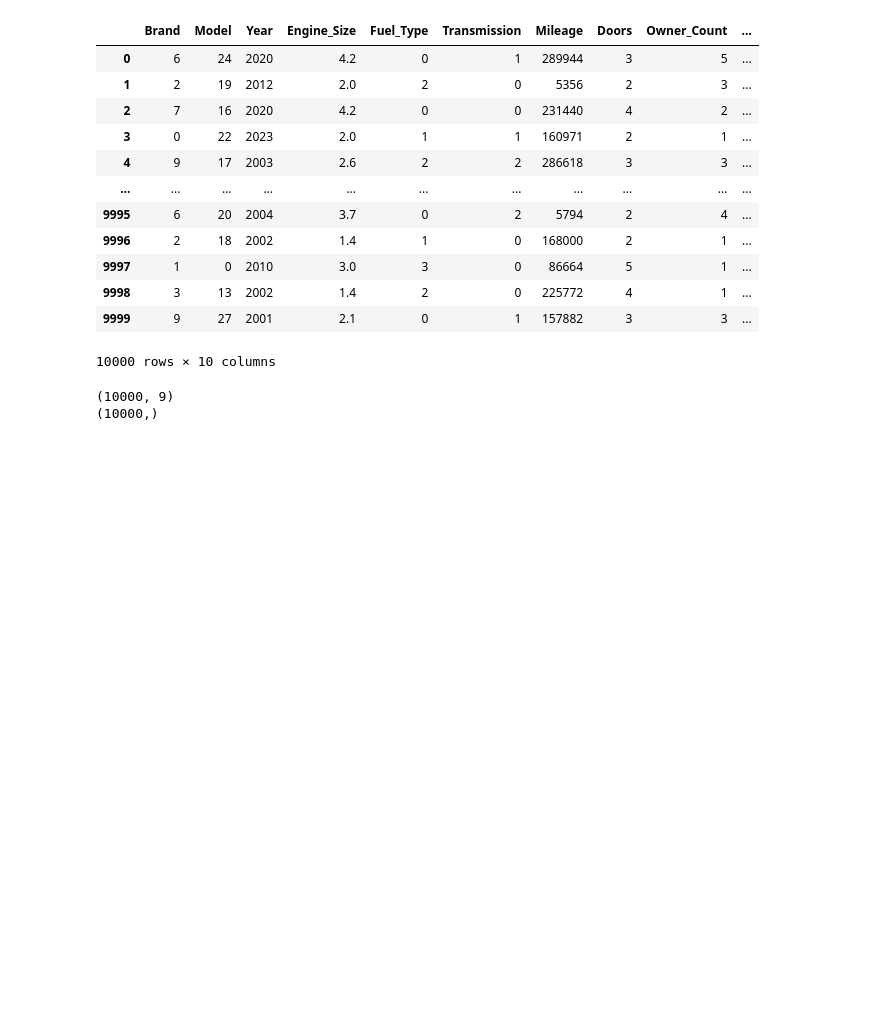
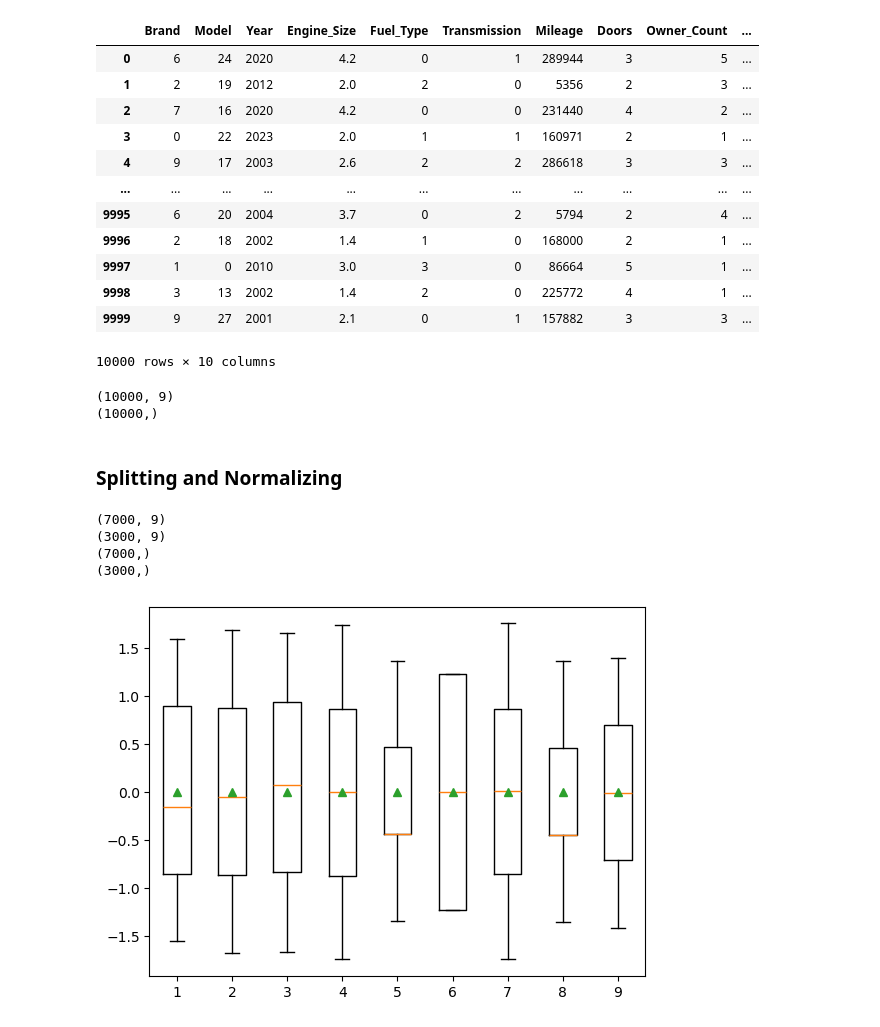
Before and after one commit to mokhtar77777/llms, a Jupyter notebook: CarPrice/EDA.ipynb, the cells around one changed output. Cells and saved outputs as stored; diff of their text form; code cells hidden in the pictures; blank space fills up the shorter version.

Commit message:
TASK-4: Car Price LLM
Adding model trainer script

```diff
--- a/CarPrice/EDA.ipynb
+++ b/CarPrice/EDA.ipynb
@@ -196,3 +206,26 @@ print(y.shape)
 # %% [output]
 (10000, 9)
 (10000,)
+# %% [markdown]
+### Splitting and Normalizing
+# %%
+x_train, x_test, y_train, y_test = train_test_split(x, y, random_state=104, test_size=0.3, shuffle=True)
+# %%
+print(x_train.shape)
+print(x_test.shape)
+print(y_train.shape)
+print(y_test.shape)
+# %% [output]
+(7000, 9)
+(3000, 9)
+(7000,)
+(3000,)
+# %%
+train_scalar = StandardScaler()
+# %%
+x_train_norm = train_scalar.fit_transform(x_train)
+x_test_norm = train_scalar.transform(x_test)
+# %%
+_ = plt.boxplot(x_train_norm, showmeans=True)
+# %% [output]
+[figure, added]
```
Also changed, not shown: parts of 8 cells of this notebook, 10 other files.
